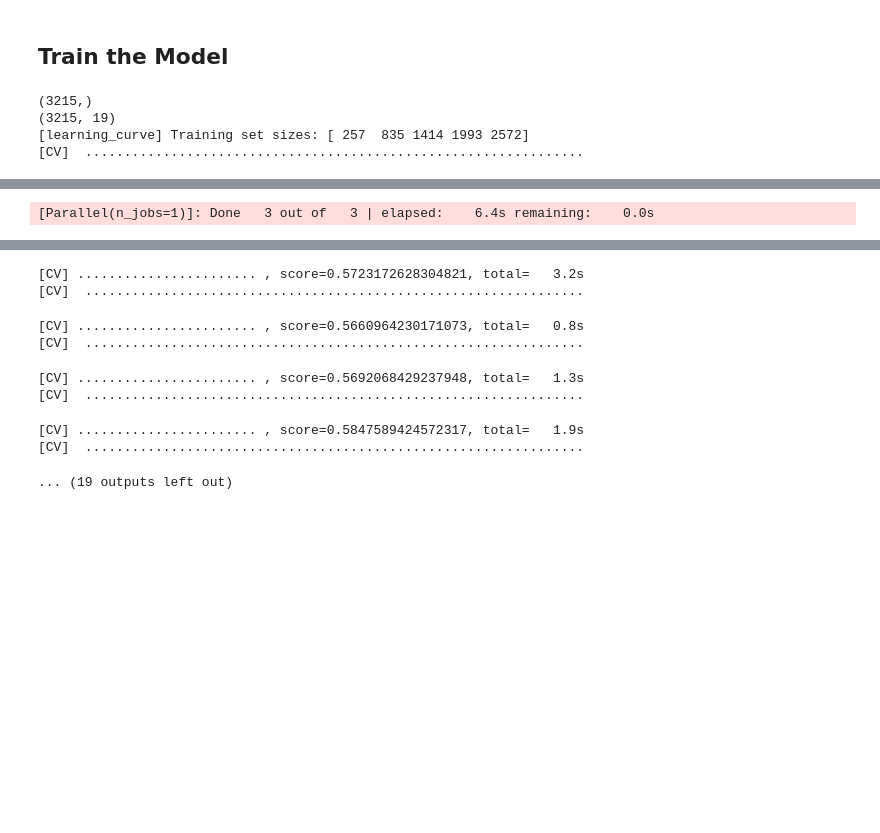
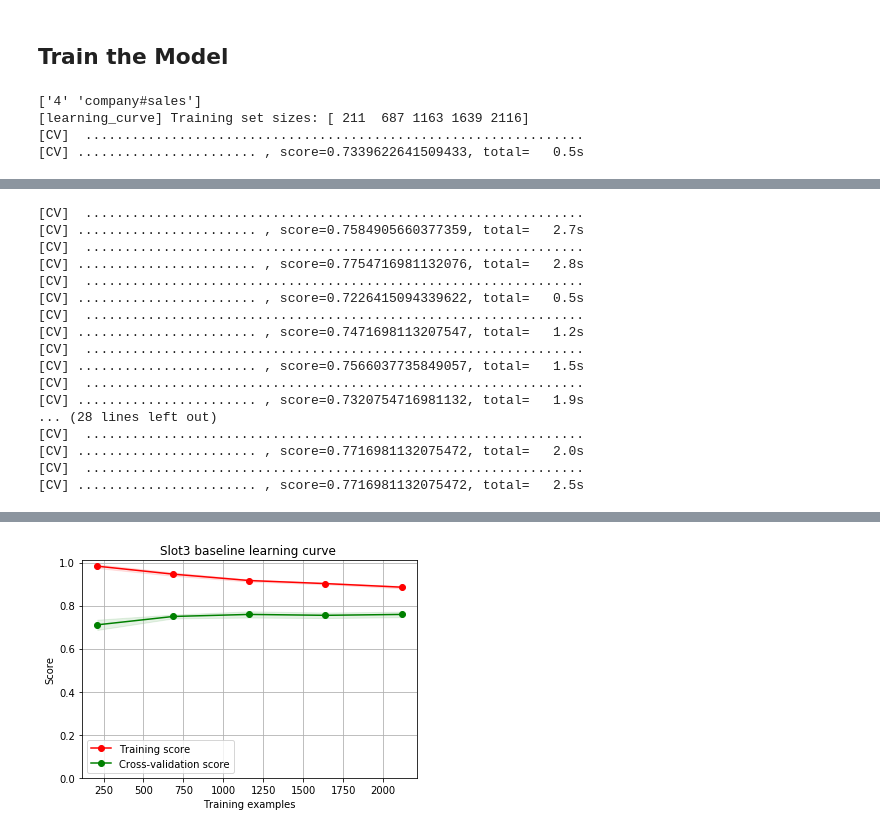
Before and after one commit to chakki-works/chABSA-dataset, a Jupyter notebook: notebooks/Baseline for Slot3.ipynb, the cells around one changed output, grey strips where cells are left out. Cells and saved outputs as stored; diff of their text form; code cells hidden in the pictures; blank space fills up the shorter version.

Commit message:
implements Slot3

```diff
--- a/notebooks/Baseline for Slot3.ipynb
+++ b/notebooks/Baseline for Slot3.ipynb
@@ -136,25 +136,27 @@ print("{} data is available.".format(len(labels)))
 # %%
 import numpy as np
 from sklearn.base import BaseEstimator, TransformerMixin
-from sklearn.feature_extraction.text import TfidfVectorizer
 from sklearn.svm import LinearSVC
 from sklearn.multiclass import OneVsRestClassifier
-from sklearn.linear_model import LogisticRegression
 from sklearn.pipeline import Pipeline
 
 
 class SentenceToVec(BaseEstimator, TransformerMixin):
 
-    def __init__(self, stop_words, vector_len=1000):
+    def __init__(self, corpus, stop_words, label_kinds, vector_len=1000):
+        self.corpus = corpus
         self.vocab = []
+        self.label_kinds = label_kinds
         self.stop_words = stop_words
         self.vector_len = vector_len
 
     def fit(self, X, y=None):
+        expand = lambda _x: (self.corpus[int(_x[0])], self.label_kinds.index(str(_x[1])))
+        _X =  np.apply_along_axis(expand, 1, X)
         self.vocab = []
         word_freq = Counter()
-        for i in range(X.shape[0]):
-            for w in X[i]:
+        for i in range(_X.shape[0]):
+            for w in _X[i][0]:
                 if w not in self.stop_words:
                     word_freq[w] += 1
 
@@ -164,21 +166,26 @@ class SentenceToVec(BaseEstimator, TransformerMixin):
 
         return self
 
-    def _vectorize(self, words):
+    def _vectorize(self, words_and_index):
+        words = words_and_index[0]
+        index = words_and_index[1]
         freq = dict(Counter(words))
         vector = []
         for v in self.vocab:
             vector.append(freq[v] if v in words else 0)
+        vector += [index]
         return np.array(vector)
 
     def transform(self, X, copy=True):
-        _X = np.zeros((X.shape[0], len(self.vocab)))
-        for i in range(X.shape[0]):
-            _X[i] = self._vectorize(X[i])
-        return _X
+        expand = lambda _x: (self.corpus[int(_x[0])], self.label_kinds.index(str(_x[1])))
+        _X =  np.apply_along_axis(expand, 1, X)
+        tX = np.zeros((_X.shape[0], len(self.vocab) + 1))
+        for i in range(_X.shape[0]):
+            tX[i] = self._vectorize(_X[i])
+        return tX
 
 
-model = Pipeline([("vectorize", SentenceToVec(stop_words)), ("clf", OneVsRestClassifier(LinearSVC(random_state=0)))])
+model = Pipeline([("vectorize", SentenceToVec(sentences, stop_words, label_kinds)), ("clf", OneVsRestClassifier(LinearSVC(random_state=0)))])
 # %% [markdown]
 ## Train the Model
 # %%
@@ -224,15 +231,17 @@ def plot_learning_curve(
 
 cv = ShuffleSplit(n_splits=5, test_size=0.2, random_state=0)
 
-X = np.array(sentences)
-print(X.shape)
-print(labels.shape)
-plot_learning_curve(model, "{} learning curve ".format(k),
-                                     X, labels, ylim=(0.0, 1.01), cv=cv, n_jobs=1, verbose=4)
+X = np.array(dataset)
+y = np.array(labels)
+
+print(X[0])
+
+plot_learning_curve(model, "Slot3 baseline learning curve ",
+                    X, labels, ylim=(0.0, 1.01), cv=cv, n_jobs=1, verbose=4)
 
 plt.show()
 # %% [output]
-(3215,)
-(3215, 19)
-[learning_curve] Training set sizes: [ 257  835 1414 1993 2572]
+['4' 'company#sales']
+[learning_curve] Training set sizes: [ 211  687 1163 1639 2116]
 [CV]  ................................................................
+[CV] ....................... , score=0.7339622641509433, total=   0.5s
@@ -247 +255,17 @@ plt.show()
-[Parallel(n_jobs=1)]: Done   3 out of   3 | elapsed:    6.4s remaining:    0.0s
+[CV]  ................................................................
+[CV] ....................... , score=0.7584905660377359, total=   2.7s
+[CV]  ................................................................
+[CV] ....................... , score=0.7754716981132076, total=   2.8s
+[CV]  ................................................................
+[CV] ....................... , score=0.7226415094339622, total=   0.5s
+[CV]  ................................................................
+[CV] ....................... , score=0.7471698113207547, total=   1.2s
+[CV]  ................................................................
+[CV] ....................... , score=0.7566037735849057, total=   1.5s
+[CV]  ................................................................
+[CV] ....................... , score=0.7320754716981132, total=   1.9s
+... (28 lines left out)
+[CV]  ................................................................
+[CV] ....................... , score=0.7716981132075472, total=   2.0s
+[CV]  ................................................................
+[CV] ....................... , score=0.7716981132075472, total=   2.5s
@@ -250,12 +273,4 @@ plt.show()
-[CV] ....................... , score=0.5723172628304821, total=   3.2s
-[CV]  ................................................................
-[CV] ....................... , score=0.5660964230171073, total=   0.8s
-[CV]  ................................................................
-[CV] ....................... , score=0.5692068429237948, total=   1.3s
-[CV]  ................................................................
-[CV] ....................... , score=0.5847589424572317, total=   1.9s
-[CV]  ................................................................
-... (19 outputs left out)
+[figure, added]
 # %%
 from sklearn.model_selection import train_test_split
 from sklearn.metrics import f1_score
```
Also changed, not shown: parts of 3 cells of this notebook, 1 other file.
